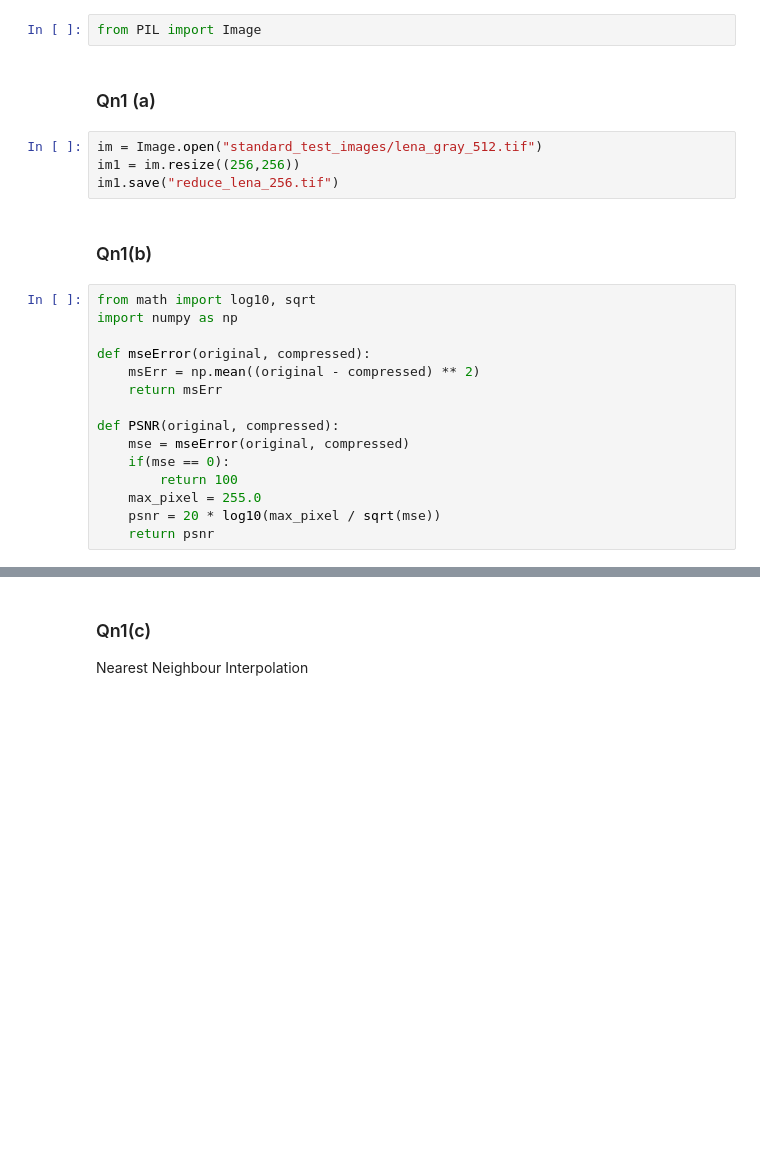
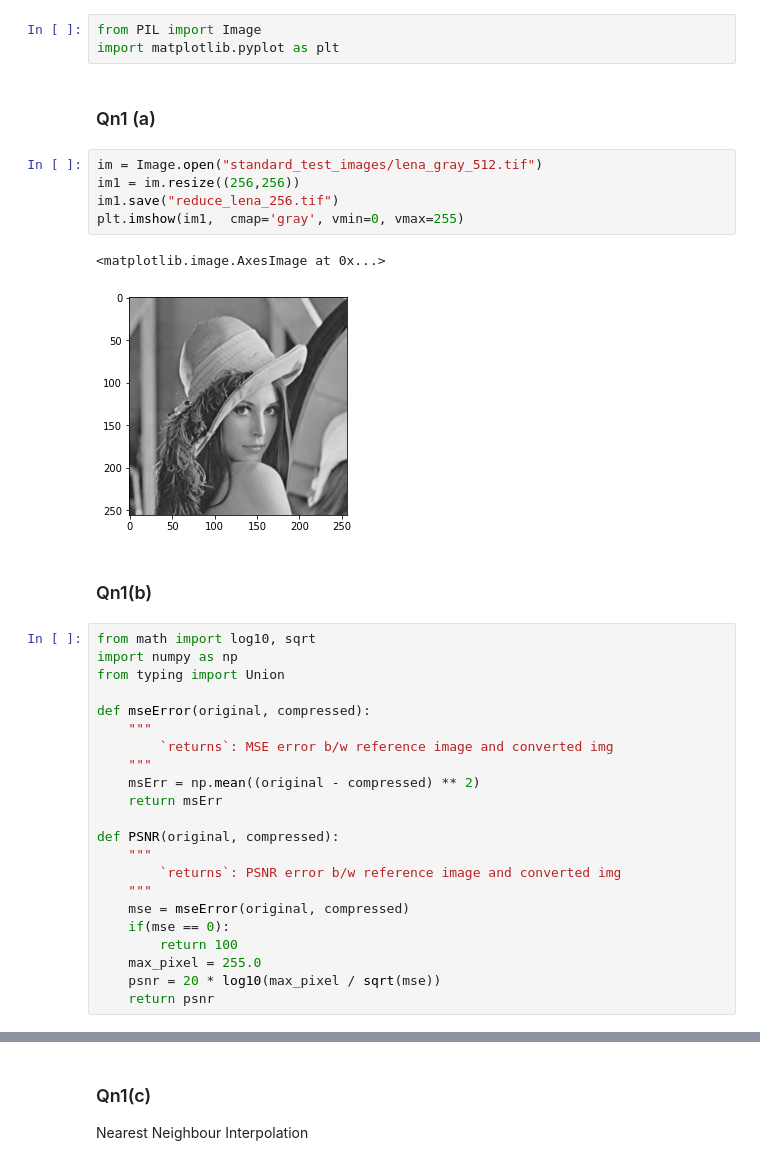
Before and after one commit to sam6134/Computer-Vision, a Jupyter notebook: Assignment-1/assignment1.ipynb, the cells around one changed output, grey strips where cells are left out. Saved outputs shown, nothing was run; the diff lists cells and outputs as text; blank space fills up the shorter version.

Commit message:
made changes to plot functions

```diff
--- a/Assignment-1/assignment1.ipynb
+++ b/Assignment-1/assignment1.ipynb
@@ -1,22 +1,34 @@
 # %%
 from PIL import Image
+import matplotlib.pyplot as plt
 # %% [markdown]
 ### Qn1 (a)
 # %%
 im = Image.open("standard_test_images/lena_gray_512.tif")
 im1 = im.resize((256,256))
 im1.save("reduce_lena_256.tif")
+plt.imshow(im1,  cmap='gray', vmin=0, vmax=255)
+# %% [output]
+<matplotlib.image.AxesImage at 0x...>
+[figure, added]
 # %% [markdown]
 ### Qn1(b)
 # %%
 from math import log10, sqrt
 import numpy as np
+from typing import Union
 
 def mseError(original, compressed):
-	msErr = np.mean((original - compressed) ** 2)
-	return msErr
+    """
+        `returns`: MSE error b/w reference image and converted img
+    """
+    msErr = np.mean((original - compressed) ** 2)
+    return msErr
 
 def PSNR(original, compressed):
+    """
+        `returns`: PSNR error b/w reference image and converted img
+    """
     mse = mseError(original, compressed)
     if(mse == 0):
         return 100
```
Also changed, not shown: parts of 19 cells of this notebook.
